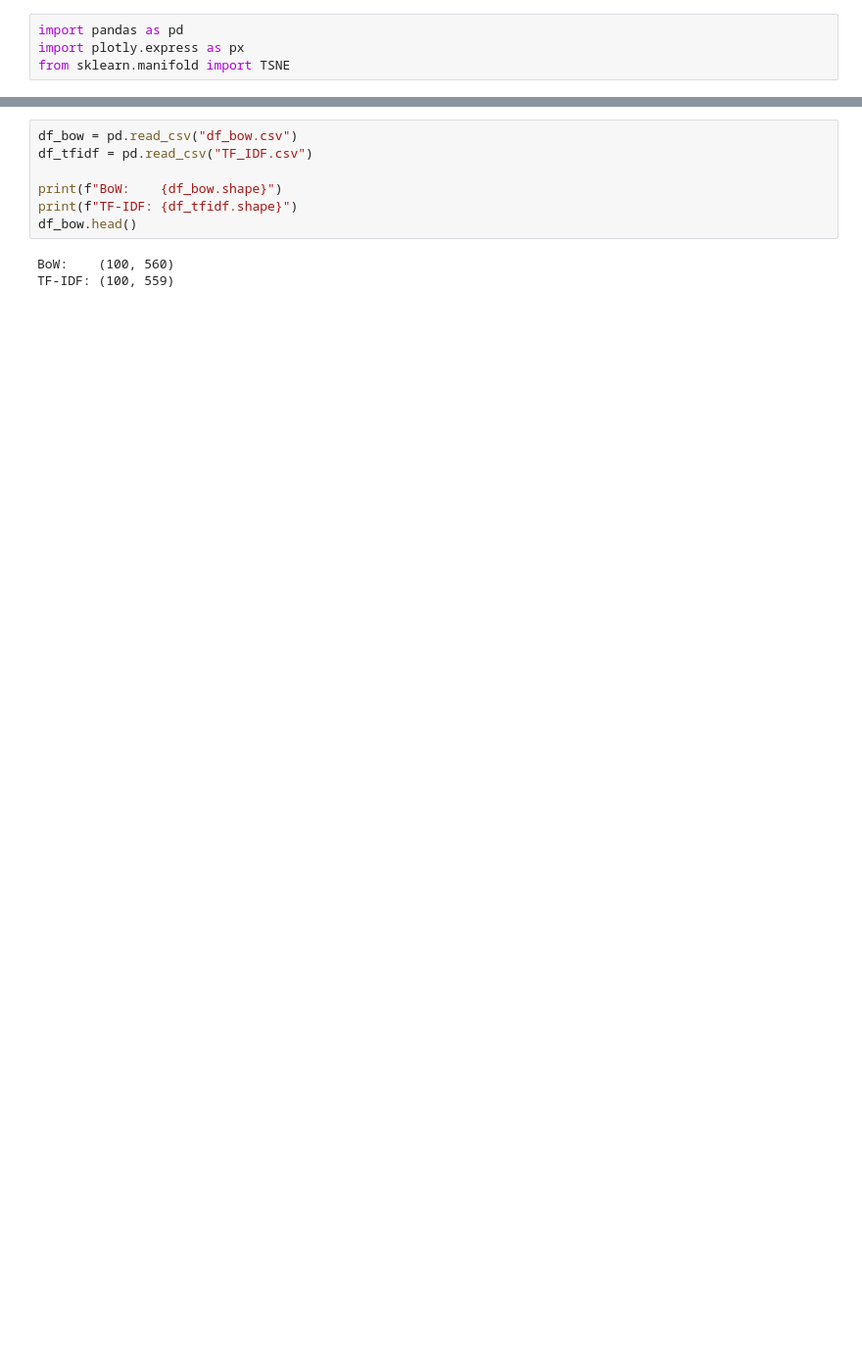
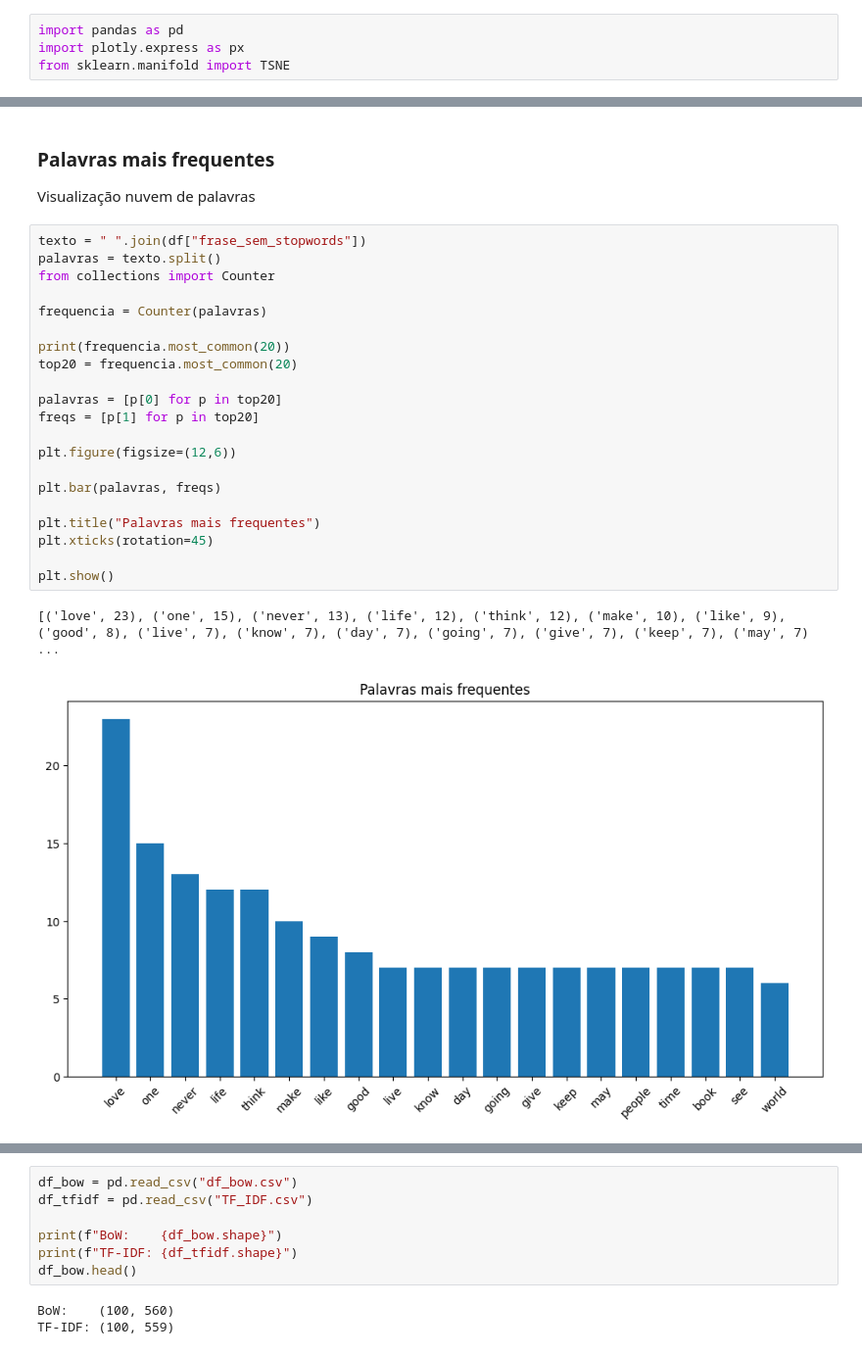
Before and after one commit to Isabela-Farina/Perspectiva_dados, a Jupyter notebook: Analise/tsne_analise.ipynb, the cells around one changed output, grey strips where cells are left out. Shown at 98% size. Drawn from its saved outputs; the diff is of its cells as text; blank space fills up the shorter version.

```diff
--- a/Analise/tsne_analise.ipynb
+++ b/Analise/tsne_analise.ipynb
@@ -4,0 +118,27 @@ from sklearn.manifold import TSNE
+# %% [markdown]
+### Palavras mais frequentes
+Visualização nuvem de palavras
+# %%
+texto = " ".join(df["frase_sem_stopwords"])
+palavras = texto.split()
+from collections import Counter
+
+frequencia = Counter(palavras)
+
+print(frequencia.most_common(20))
+top20 = frequencia.most_common(20)
+
+palavras = [p[0] for p in top20]
+freqs = [p[1] for p in top20]
+
+plt.figure(figsize=(12,6))
+
+plt.bar(palavras, freqs)
+
+plt.title("Palavras mais frequentes")
+plt.xticks(rotation=45)
+
+plt.show()
+# %% [output]
+[('love', 23), ('one', 15), ('never', 13), ('life', 12), ('think', 12), ('make', 10), ('like', 9), ('good', 8), ('live', 7), ('know', 7), ('day', 7), ('going', 7), ('give', 7), ('keep', 7), ('may', 7) ...
+[figure, added]
```
Also changed, not shown: parts of 24 cells of this notebook, 1 other file.
